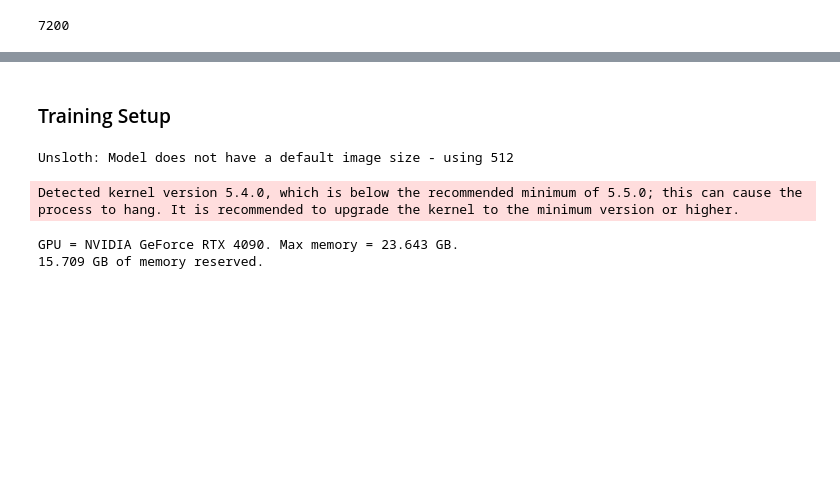
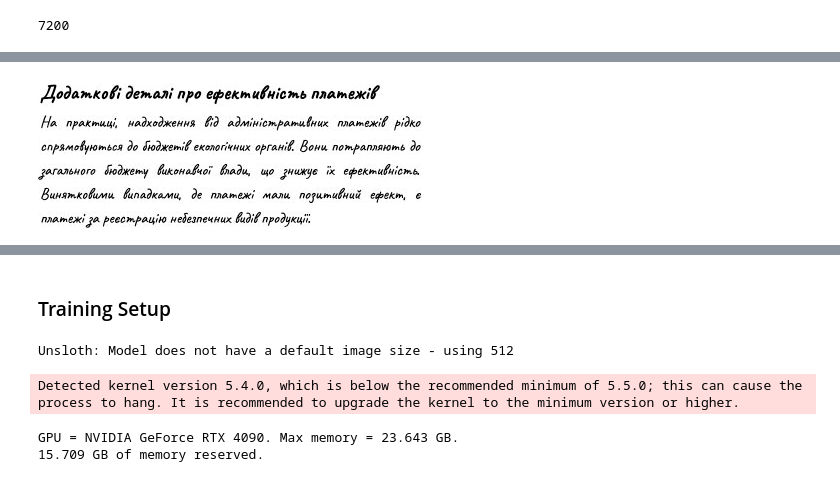
Before and after one commit to ansu0122/ucu-mt, a Jupyter notebook: src/doctrainer.ipynb, the cells around one changed output, grey strips where cells are left out. Cells and saved outputs as stored; diff of their text form; code cells hidden in the pictures; blank space fills up the shorter version.

Commit message:
train data transformations

```diff
--- a/src/doctrainer.ipynb
+++ b/src/doctrainer.ipynb
@@ -191,0 +248,4 @@ len(test_dataset_converted)
+# %%
+train_dataset_inflated[1]["image"]
+# %% [output]
+[figure, added]
```
Also changed, not shown: parts of 10 cells of this notebook, 1 other file.
